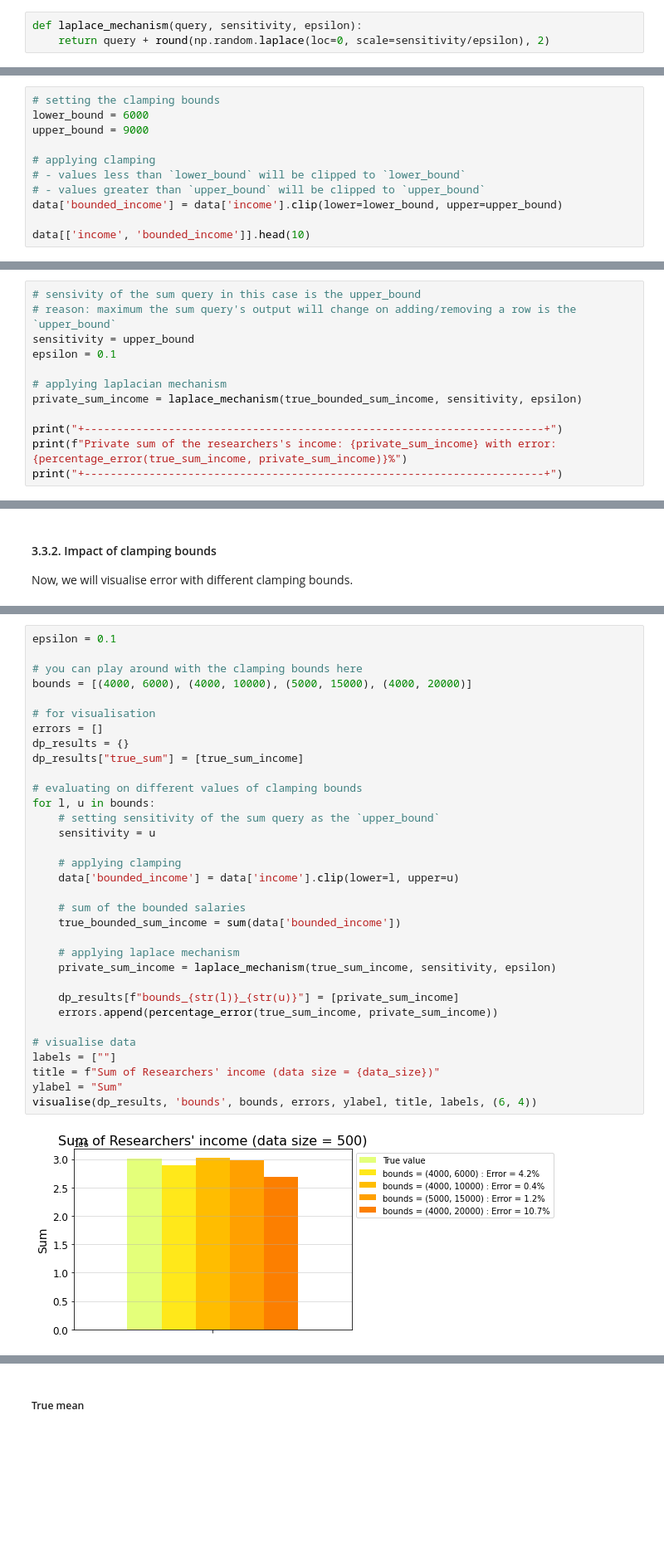
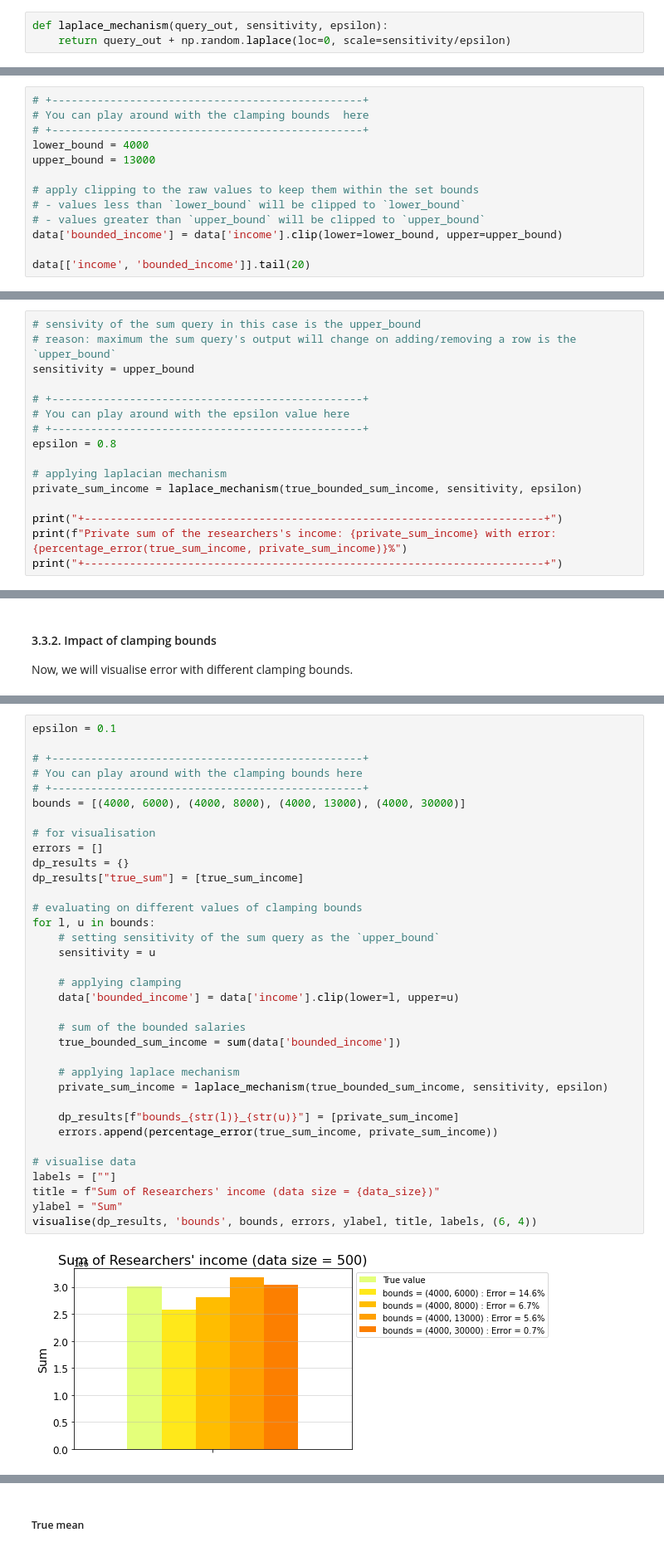
Before and after one commit to dsaidgovsg/stack-2022-differential-privacy-workshop, a Jupyter notebook: reseachers_survey_stats_release.ipynb, the cells around one changed output, grey strips where cells are left out. Shown at 83% size. Cells and saved outputs as stored; diff of their text form; blank space fills up the shorter version.

```diff
--- a/reseachers_survey_stats_release.ipynb
+++ b/reseachers_survey_stats_release.ipynb
@@ -60,8 +64,8 @@ You can notice that the noise scale is directly proportional to sensitivity ($s$
 
 The laplacian mechanism satisfies the **$\epsilon$-differential privacy** i.e. pure-differential privacy, meaning, it provides worst case privacy gaurantee to the individuals in the dataset.
 # %%
-def laplace_mechanism(query, sensitivity, epsilon):
-    return query + round(np.random.laplace(loc=0, scale=sensitivity/epsilon), 2)
+def laplace_mechanism(query_out, sensitivity, epsilon):
+    return query_out + np.random.laplace(loc=0, scale=sensitivity/epsilon)
 # %% [markdown]
 ### 1.2. Gaussian mechanism <a id="cell12"></a>
 
@@ -279,15 +298,17 @@ True sum of the researchers' income: 3014194
 # %% [markdown]
 ##### Bounded sum
 # %%
-# setting the clamping bounds
-lower_bound = 6000
-upper_bound = 9000
+# +------------------------------------------------+
+# You can play around with the clamping bounds  here
+# +------------------------------------------------+
+lower_bound = 4000
+upper_bound = 13000
 
-# applying clamping
+# apply clipping to the raw values to keep them within the set bounds
 # - values less than `lower_bound` will be clipped to `lower_bound`
 # - values greater than `upper_bound` will be clipped to `upper_bound`
 data['bounded_income'] = data['income'].clip(lower=lower_bound, upper=upper_bound)
 
-data[['income', 'bounded_income']].head(10)
+data[['income', 'bounded_income']].tail(20)
 # %% [output]
 |  | income | bounded_income |
@@ -318,7 +345,11 @@ True bounded sum of the researchers' income: 3360366
 # sensivity of the sum query in this case is the upper_bound
 # reason: maximum the sum query's output will change on adding/removing a row is the `upper_bound`
 sensitivity = upper_bound
-epsilon = 0.1
+
+# +------------------------------------------------+
+# You can play around with the epsilon value here
+# +------------------------------------------------+
+epsilon = 0.8
 
 # applying laplacian mechanism
 private_sum_income = laplace_mechanism(true_bounded_sum_income, sensitivity, epsilon)
@@ -365,36 +404,38 @@ Now, we will visualise error with different clamping bounds.
 # %%
 epsilon = 0.1
 
-# you can play around with the clamping bounds here
-bounds = [(4000, 6000), (4000, 10000), (5000, 15000), (4000, 20000)]
+# +------------------------------------------------+
+# You can play around with the clamping bounds here
+# +------------------------------------------------+
+bounds = [(4000, 6000), (4000, 8000), (4000, 13000), (4000, 30000)]
 
 # for visualisation
 errors = []
 dp_results = {}
 dp_results["true_sum"] = [true_sum_income]
 
 # evaluating on different values of clamping bounds
 for l, u in bounds:
     # setting sensitivity of the sum query as the `upper_bound`
     sensitivity = u
 
     # applying clamping
     data['bounded_income'] = data['income'].clip(lower=l, upper=u)
 
     # sum of the bounded salaries
     true_bounded_sum_income = sum(data['bounded_income'])
 
     # applying laplace mechanism
-    private_sum_income = laplace_mechanism(true_sum_income, sensitivity, epsilon)
+    private_sum_income = laplace_mechanism(true_bounded_sum_income, sensitivity, epsilon)
 
     dp_results[f"bounds_{str(l)}_{str(u)}"] = [private_sum_income]
     errors.append(percentage_error(true_sum_income, private_sum_income))
 
 # visualise data
 labels = [""]
 title = f"Sum of Researchers' income (data size = {data_size})"
 ylabel = "Sum"
 visualise(dp_results, 'bounds', bounds, errors, ylabel, title, labels, (6, 4))
 # %% [output]
-[figure, old version]
+[figure, new version]
 # %% [markdown]
```
Also changed, not shown: parts of 29 cells of this notebook.
